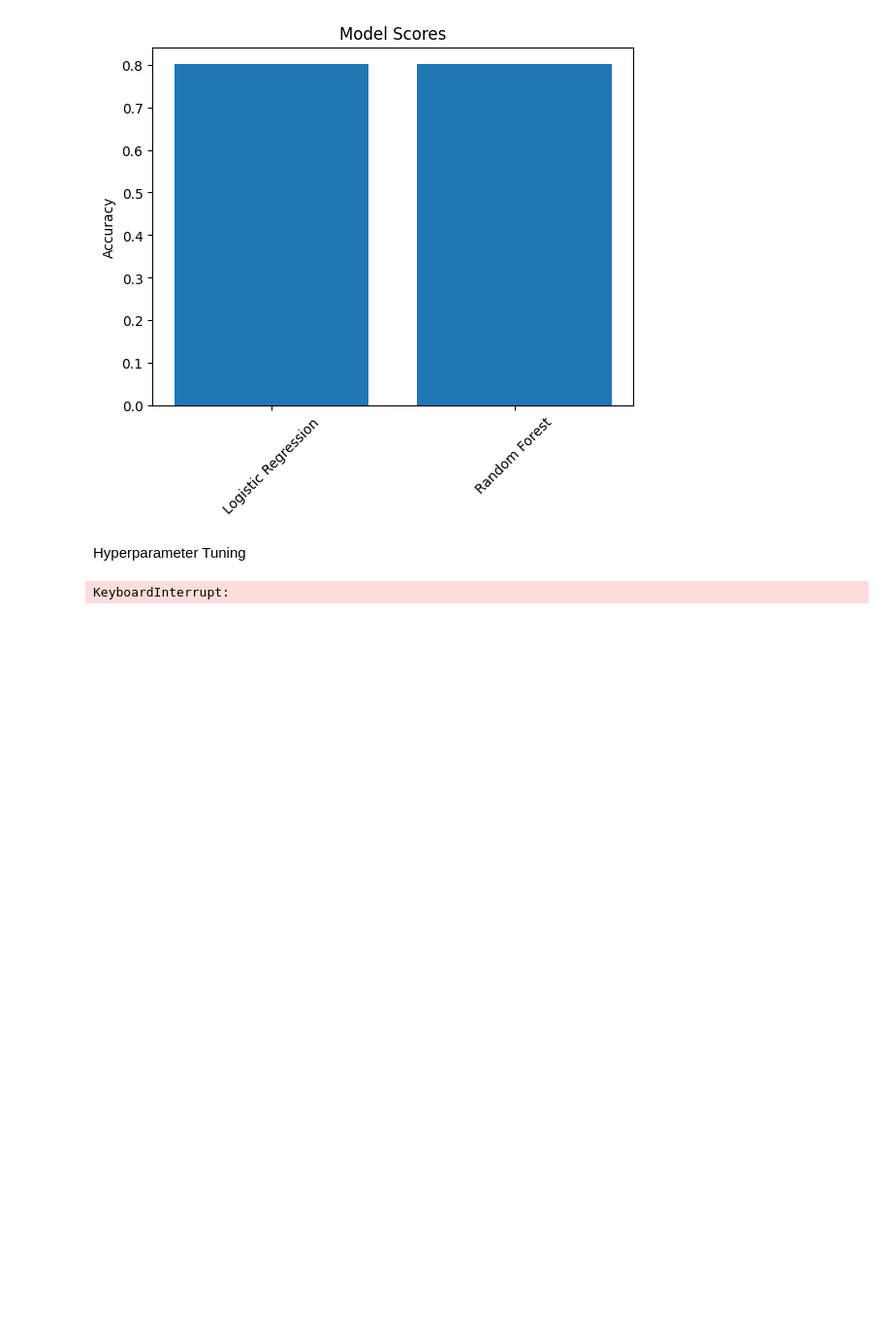
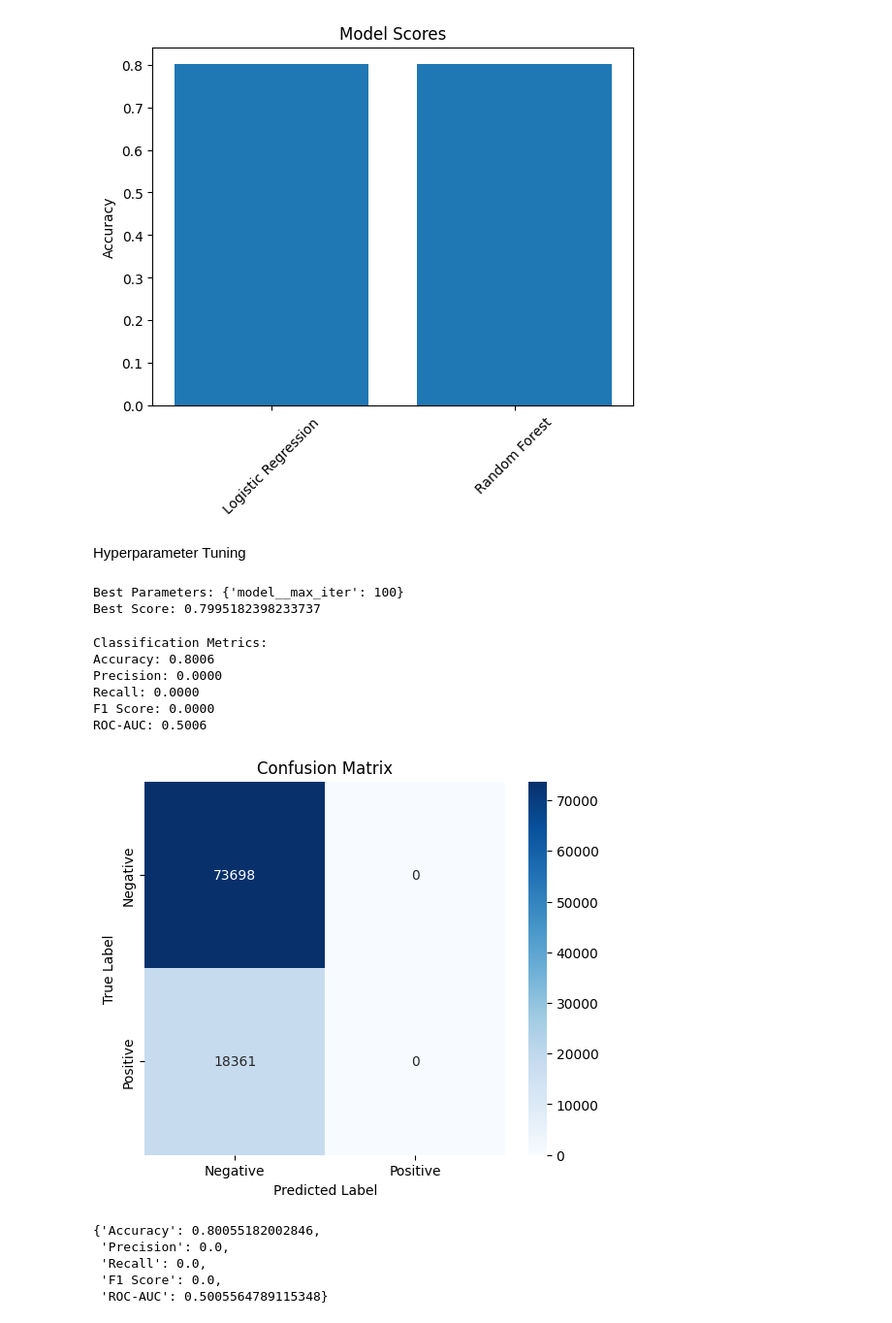
Before and after one commit to MomsDeveloper/awesome-ml-pipeline, a Jupyter notebook: notebooks/classification.ipynb, the cells around one changed output. Shown at 97% size. Drawn from its saved outputs; the diff is of its cells as text; code cells hidden in the pictures; blank space fills up the shorter version.

Commit message:
add metrics calculation

```diff
--- a/notebooks/classification.ipynb
+++ b/notebooks/classification.ipynb
@@ -195,13 +201,10 @@ rf_pipeline.fit(X_train, y_train)
 scores['Random Forest'] = rf_pipeline.score(X_test, y_test)
 # %%
 # XGBoost
-y_test_prep = y_test.map({'Yes': 1, 'No': 0})
-y_train_prep = y_train.map({'Yes': 1, 'No': 0})
-
 xgb_pipeline = pipe(XGBClassifier(n_estimators=100, max_depth=5, random_state=42))
 
-xgb_pipeline.fit(X_train, y_train_prep)
-scores['XGBoost'] = xgb_pipeline.score(X_test, y_test_prep)
+xgb_pipeline.fit(X_train, y_train)
+scores['XGBoost'] = xgb_pipeline.score(X_test, y_test)
 # %%
 # CatBoost
 cat_pipeline = pipe(CatBoostClassifier(iterations=100, depth=5, random_state=42, verbose=False))
@@ -246,15 +251,42 @@ Hyperparameter Tuning
 # %%
-from sklearn.model_selection import GridSearchCV
+# rf_param_grid = {
+#     'model__n_estimators': [100, 200, 300],
+#     'model__max_depth': [5, 10, 15]
+# }
 
-rf_param_grid = {
-    'model__n_estimators': [100, 200, 300],
-    'model__max_depth': [5, 10, 15]
-}
+# rf_grid = GridSearchCV(rf_pipeline, rf_param_grid, cv=5, scoring="roc_auc", n_jobs=-1)
+# rf_grid.fit(X_train, y_train)
 
-rf_grid = GridSearchCV(rf_pipeline, rf_param_grid, cv=5, scoring="roc_auc", n_jobs=-1)
-rf_grid.fit(X_train, y_train)
-
-print(f"Best Parameters: {rf_grid.best_params_}")
-print(f"Best Score: {rf_grid.best_score_}")
+# print(f"Best Parameters: {rf_grid.best_params_}")
+# print(f"Best Score: {rf_grid.best_score_}")
-# %% [output]
-KeyboardInterrupt:
+# %%
+reg_param_grid = {
+    'model__max_iter': [100, 1000, 10000]  # Double underscore (__)
+
+}
+
+reg_grid = GridSearchCV(reg_pipeline, reg_param_grid, cv=5, scoring='accuracy', n_jobs=-1)
+reg_grid.fit(X_train, y_train)
+
+print(f"Best Parameters: {reg_grid.best_params_}")
+print(f"Best Score: {reg_grid.best_score_}")
+# %% [output]
+Best Parameters: {'model__max_iter': 100}
+Best Score: 0.7995182398233737
+# %%
+from utils.metrics import eval_classification
+
+eval_classification(reg_grid, X_test, y_test)
+# %% [output]
+Classification Metrics:
+Accuracy: 0.8006
+Precision: 0.0000
+Recall: 0.0000
+F1 Score: 0.0000
+ROC-AUC: 0.5006
+[figure, added]
+{'Accuracy': 0.80055182002846,
+ 'Precision': 0.0,
+ 'Recall': 0.0,
+ 'F1 Score': 0.0,
+ 'ROC-AUC': 0.5005564789115348}
```
Also changed, not shown: parts of 3 cells of this notebook, 4 other files.
